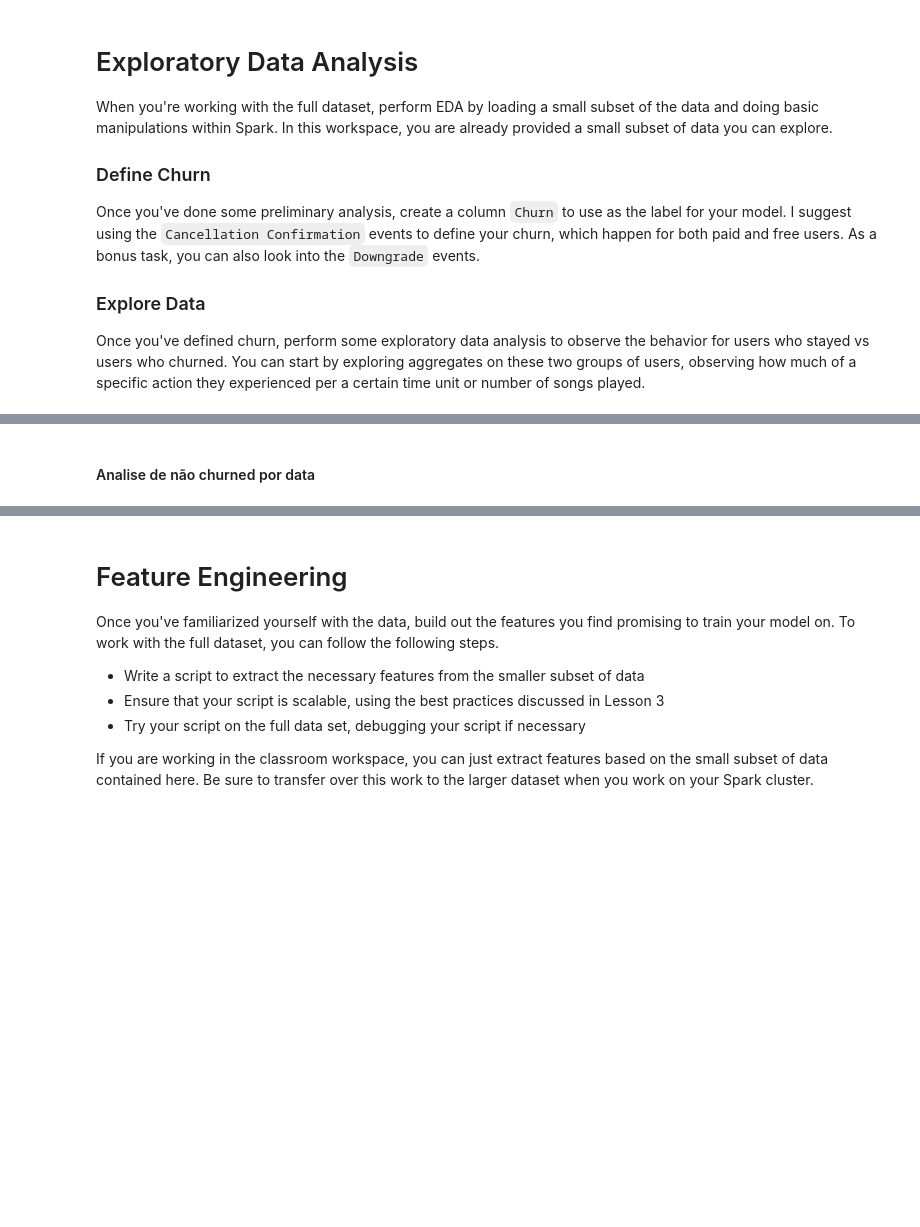
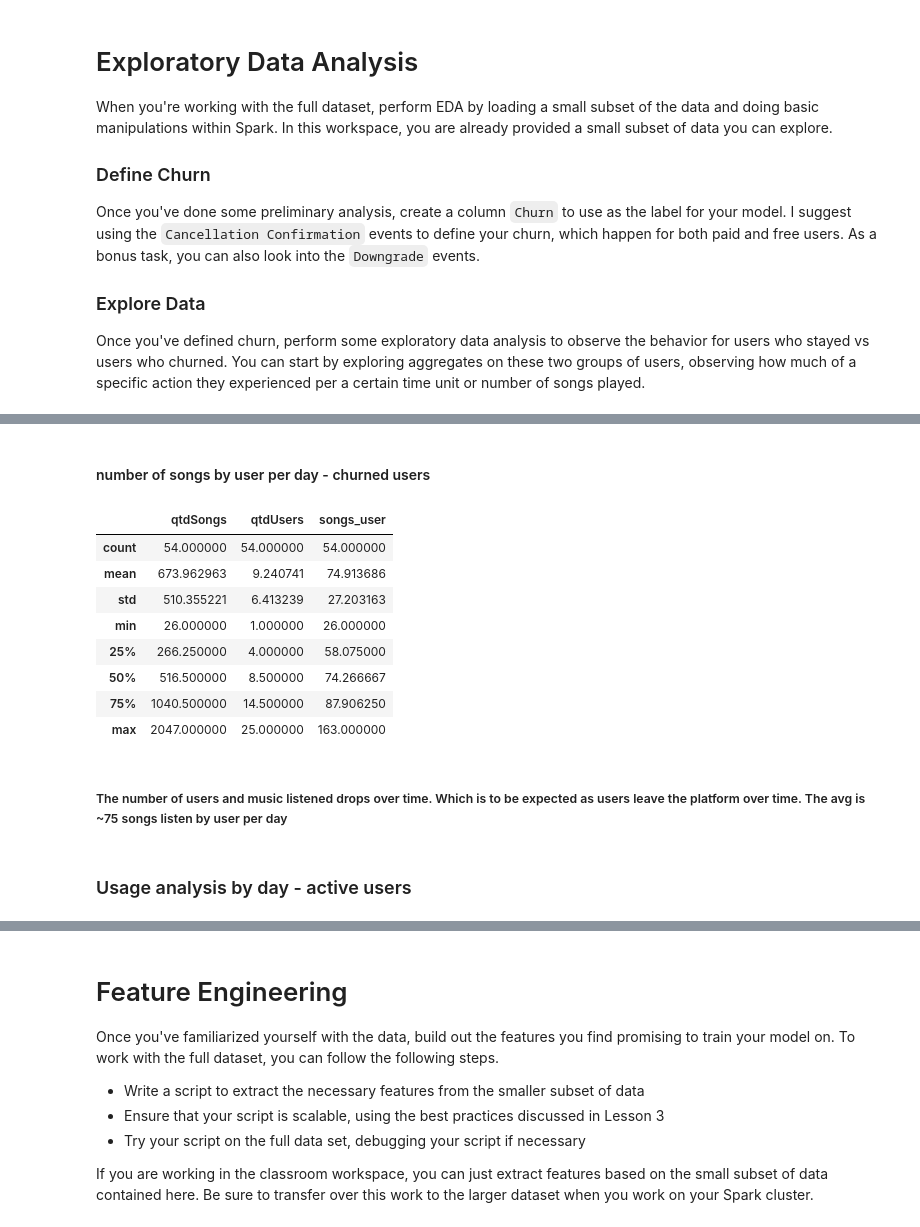
Before and after one commit to gustavo-leandro/sparkify-project, a Jupyter notebook: Sparkify.ipynb, the cells around one changed output, grey strips where cells are left out. Drawn from its saved outputs; the diff is of its cells as text; code cells hidden in the pictures; blank space fills up the shorter version.

```diff
--- a/Sparkify.ipynb
+++ b/Sparkify.ipynb
@@ -215,3 +246,19 @@ pdSongsDayChurn[['date_a','songs_user']].plot.bar(figsize=(15,5))
-# %% [markdown]
-#### Analise de não churned por data
+# %% [markdown]
+#### number of songs by user per day - churned users
+# %%
+pdSongsDayChurn.describe()
+# %% [output]
+|  | qtdSongs | qtdUsers | songs_user |
+| count | 54.000000 | 54.000000 | 54.000000 |
+| mean | 673.962963 | 9.240741 | 74.913686 |
+| std | 510.355221 | 6.413239 | 27.203163 |
+| min | 26.000000 | 1.000000 | 26.000000 |
+| 25% | 266.250000 | 4.000000 | 58.075000 |
+| 50% | 516.500000 | 8.500000 | 74.266667 |
+| 75% | 1040.500000 | 14.500000 | 87.906250 |
+| max | 2047.000000 | 25.000000 | 163.000000 |
+# %% [markdown]
+##### The number of users and music listened drops over time. Which is to be expected as users leave the platform over time. The avg is ~75 songs listen by user per day
+# %% [markdown]
+### Usage analysis by day - active users
 # %%
```
Also changed, not shown: parts of 125 cells of this notebook, 1 other file.
